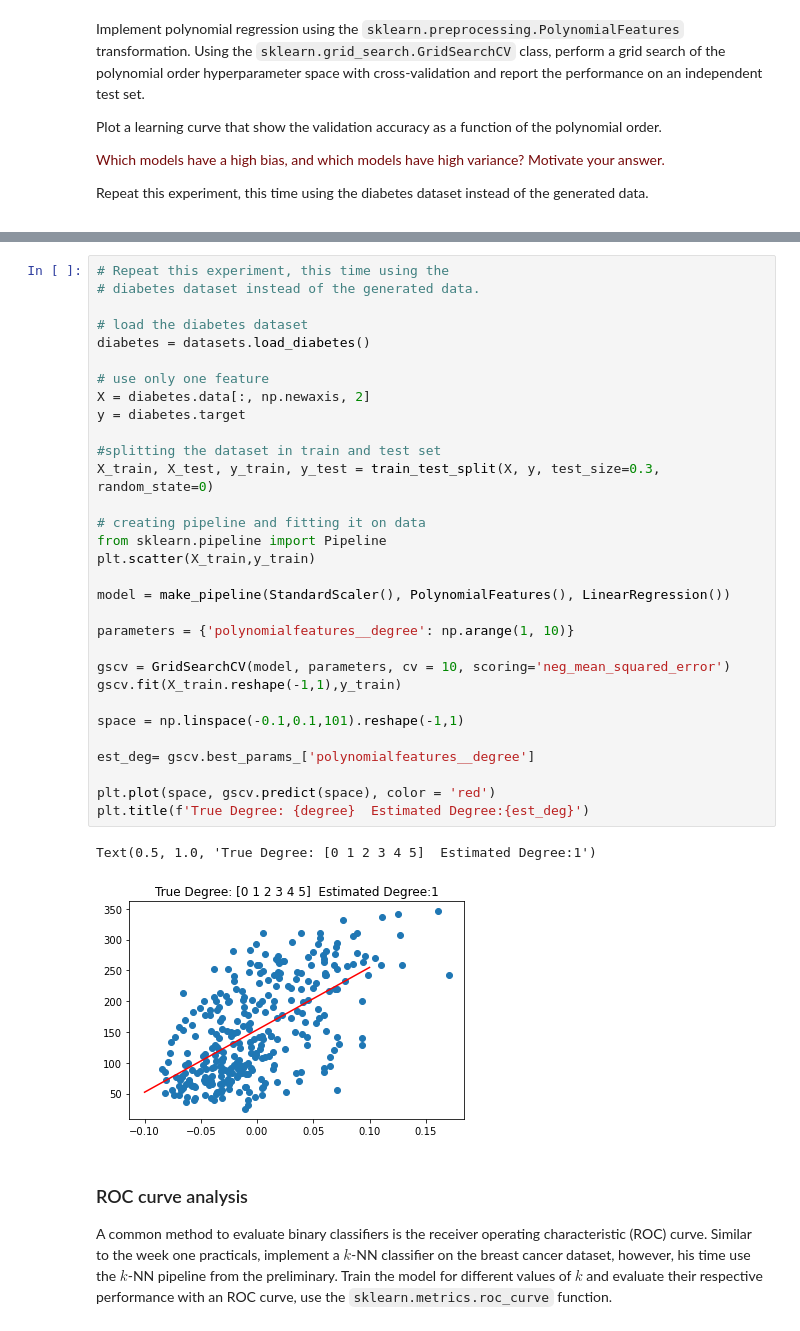
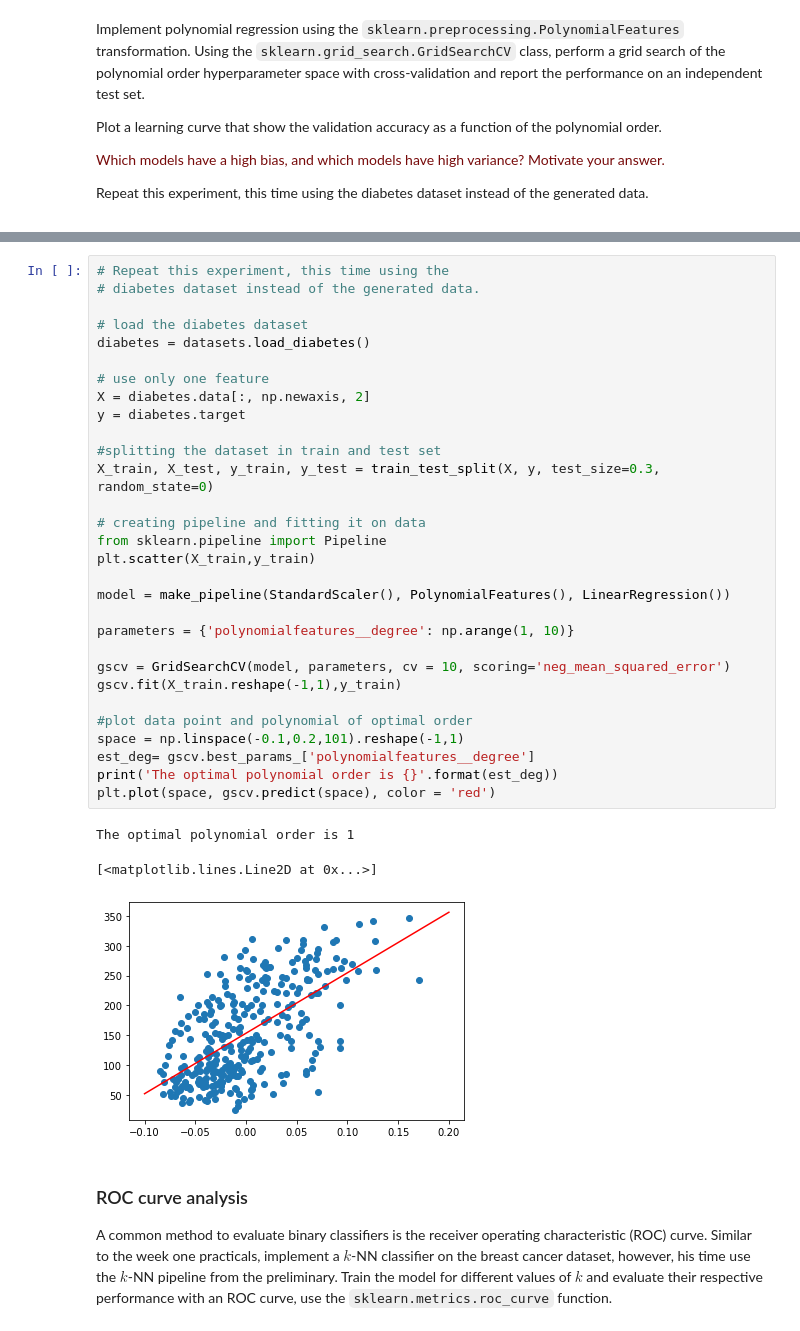
Before and after one commit to bgeven/8DM50_Group4, a Jupyter notebook: Assignment_week_2/Polynomial_Lieke.ipynb, the cells around one changed output, grey strips where cells are left out. Cells and saved outputs as stored; diff of their text form.

```diff
--- a/Assignment_week_2/Polynomial_Lieke.ipynb
+++ b/Assignment_week_2/Polynomial_Lieke.ipynb
@@ -277,37 +276,37 @@ plt.show()
 # %%
 # Repeat this experiment, this time using the
 # diabetes dataset instead of the generated data.
 
 # load the diabetes dataset
 diabetes = datasets.load_diabetes()
 
 # use only one feature
 X = diabetes.data[:, np.newaxis, 2]
 y = diabetes.target
 
 #splitting the dataset in train and test set
 X_train, X_test, y_train, y_test = train_test_split(X, y, test_size=0.3, random_state=0)
 
 # creating pipeline and fitting it on data
 from sklearn.pipeline import Pipeline
 plt.scatter(X_train,y_train)
 
 model = make_pipeline(StandardScaler(), PolynomialFeatures(), LinearRegression())
 
 parameters = {'polynomialfeatures__degree': np.arange(1, 10)}
 
 gscv = GridSearchCV(model, parameters, cv = 10, scoring='neg_mean_squared_error')
 gscv.fit(X_train.reshape(-1,1),y_train)
 
-space = np.linspace(-0.1,0.1,101).reshape(-1,1)
-
+#plot data point and polynomial of optimal order
+space = np.linspace(-0.1,0.2,101).reshape(-1,1)
 est_deg= gscv.best_params_['polynomialfeatures__degree']
-
+print('The optimal polynomial order is {}'.format(est_deg))
 plt.plot(space, gscv.predict(space), color = 'red')
-plt.title(f'True Degree: {degree}  Estimated Degree:{est_deg}')
 # %% [output]
-Text(0.5, 1.0, 'True Degree: [0 1 2 3 4 5]  Estimated Degree:1')
+The optimal polynomial order is 1
+[<matplotlib.lines.Line2D at 0x...>]
-[figure, old version]
+[figure, new version]
 # %% [markdown]
 ### ROC curve analysis
 A common method to evaluate binary classifiers is the receiver operating characteristic (ROC) curve. Similar to the week one practicals, implement a $k$-NN classifier on the breast cancer dataset, however, his time use the $k$-NN pipeline from the preliminary. Train the model for different values of $k$ and evaluate their respective performance with an ROC curve, use the `sklearn.metrics.roc_curve` function.
```
Also changed, not shown: parts of 4 cells of this notebook.
